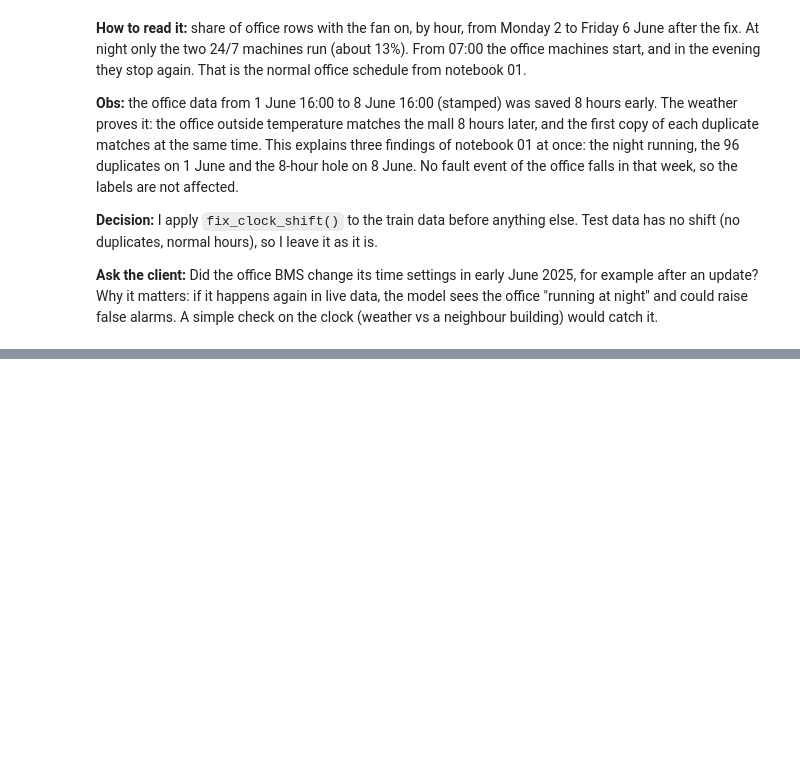
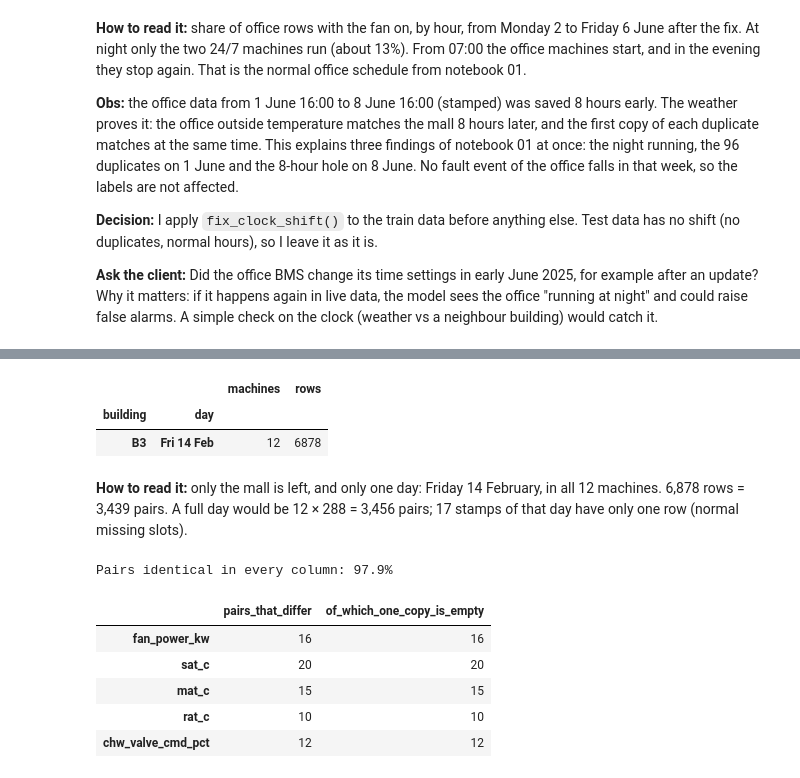
Before and after one commit to serrasm19/ahu-fault-detection, a Jupyter notebook: submission/code/notebooks/02_data_quality.ipynb, the cells around one changed output, grey strips where cells are left out. Saved outputs shown, nothing was run; the diff lists cells and outputs as text; code cells hidden in the pictures; blank space fills up the shorter version.

```diff
--- a/submission/code/notebooks/02_data_quality.ipynb
+++ b/submission/code/notebooks/02_data_quality.ipynb
@@ -257,0 +264,39 @@ Why it matters: if it happens again in live data, the model sees the office "run
+# %%
+# Stamps that still appear twice after the office fix: which buildings and which days?
+key = ["ahu_id", "timestamp"]
+repeated = fixed[fixed.duplicated(key, keep=False)].copy()
+repeated["day"] = repeated["timestamp"].dt.strftime("%a %d %b")
+repeated.groupby(["building", "day"]).agg(machines=("ahu_id", "nunique"), rows=("ahu_id", "size"))
+# %% [output]
+|  |  | machines | rows |
+| building | day |  |  |
+| B3 | Fri 14 Feb | 12 | 6878 |
+# %% [markdown]
+**How to read it:** only the mall is left, and only one day: Friday 14 February, in all 12 machines. 6,878 rows = 3,439 pairs. A full day would be 12 × 288 = 3,456 pairs; 17 stamps of that day have only one row (normal missing slots).
+# %%
+# Put the two copies of each stamp side by side: copy 0 = first in the file, copy 1 = second
+repeated["copy"] = repeated.groupby(key).cumcount()
+sensors = [c for c in train.columns if c not in ("ahu_id", "timestamp", "building")]
+first = repeated[repeated["copy"] == 0].set_index(key)[sensors]
+second = repeated[repeated["copy"] == 1].set_index(key)[sensors]
+
+# Two values are "the same" if they are equal or both empty (NaN)
+same = first.eq(second) | (first.isna() & second.isna())
+print(f"Pairs identical in every column: {same.all(axis=1).mean():.1%}")
+# %% [output]
+Pairs identical in every column: 97.9%
+# %%
+# For the columns where some pairs differ: how many, and is it a real disagreement?
+differ = ~same
+one_is_empty = differ & (first.isna() | second.isna())
+summary = pd.DataFrame(
+    {"pairs_that_differ": differ.sum(), "of_which_one_copy_is_empty": one_is_empty.sum()}
+)
+summary[summary["pairs_that_differ"] > 0]
+# %% [output]
+|  | pairs_that_differ | of_which_one_copy_is_empty |
+| fan_power_kw | 16 | 16 |
+| sat_c | 20 | 20 |
+| mat_c | 15 | 15 |
+| rat_c | 10 | 10 |
+| chw_valve_cmd_pct | 12 | 12 |
```
Also changed, not shown: parts of 6 cells of this notebook.
